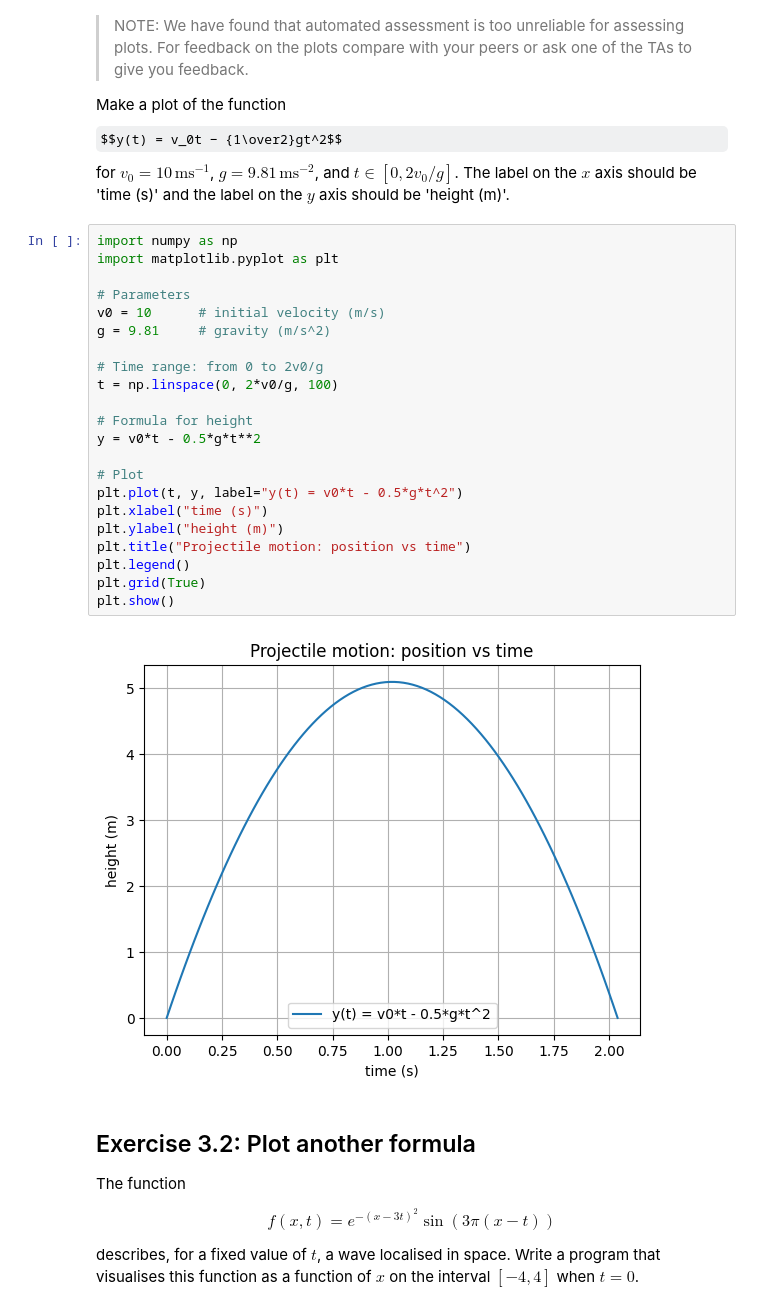
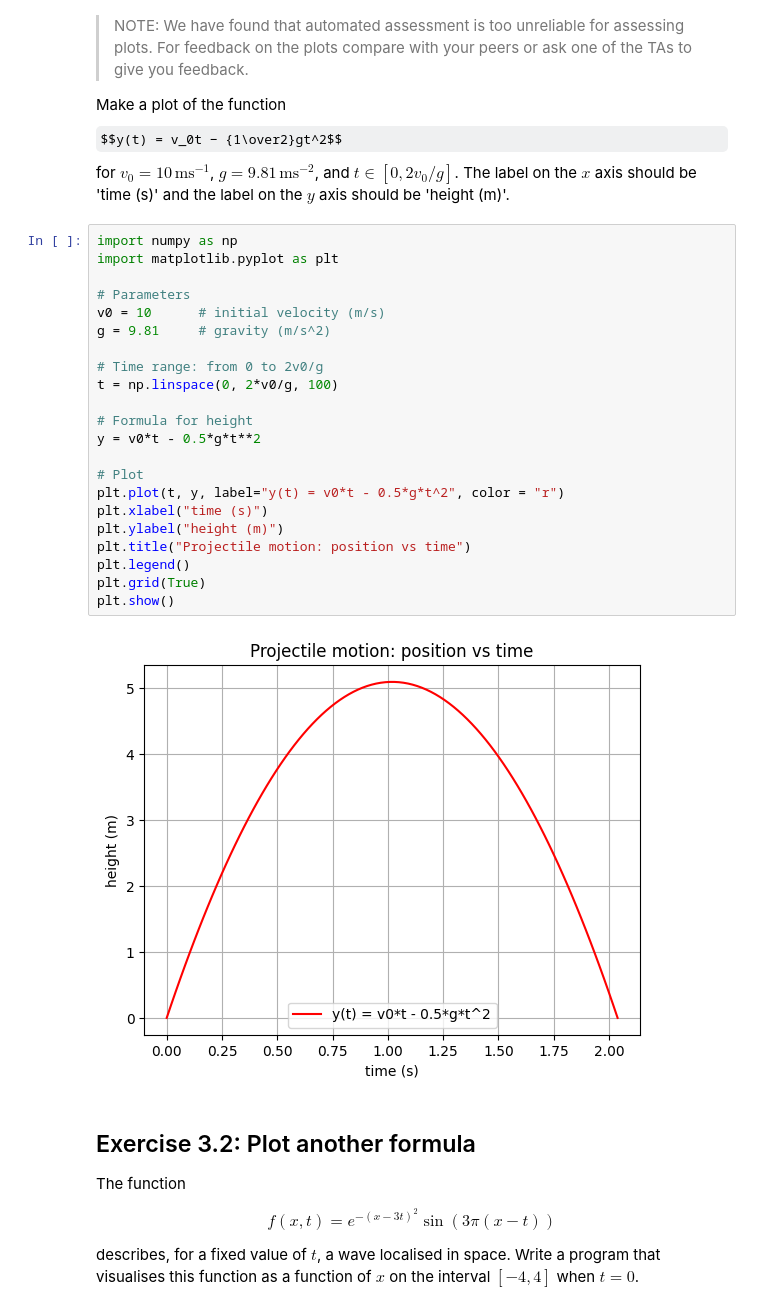
Before and after one commit to ese-ada-lovelace-2025/introduction-to-python-ada-eeb0803e6c, a Jupyter notebook: lecture3/lecture3.ipynb, the cells around one changed output. Cells and saved outputs as stored; diff of their text form; some formulas as TeX source.

```diff
--- a/lecture3/lecture3.ipynb
+++ b/lecture3/lecture3.ipynb
@@ -65,27 +65,27 @@ Make a plot of the function $$y(t) = v_0t − {1\over2}gt^2$$ for $v_0 = 10 \,\t
 # %%
 import numpy as np
 import matplotlib.pyplot as plt
 
 # Parameters
 v0 = 10      # initial velocity (m/s)
 g = 9.81     # gravity (m/s^2)
 
 # Time range: from 0 to 2v0/g
 t = np.linspace(0, 2*v0/g, 100)
 
 # Formula for height
 y = v0*t - 0.5*g*t**2
 
 # Plot
-plt.plot(t, y, label="y(t) = v0*t - 0.5*g*t^2")
+plt.plot(t, y, label="y(t) = v0*t - 0.5*g*t^2", color = "r")
 plt.xlabel("time (s)")
 plt.ylabel("height (m)")
 plt.title("Projectile motion: position vs time")
 plt.legend()
 plt.grid(True)
 plt.show()
 # %% [output]
-[figure, old version]
+[figure, new version]
 # %% [markdown]
 ## Exercise 3.2: Plot another formula
 
```
Also changed, not shown: parts of 10 cells of this notebook.
